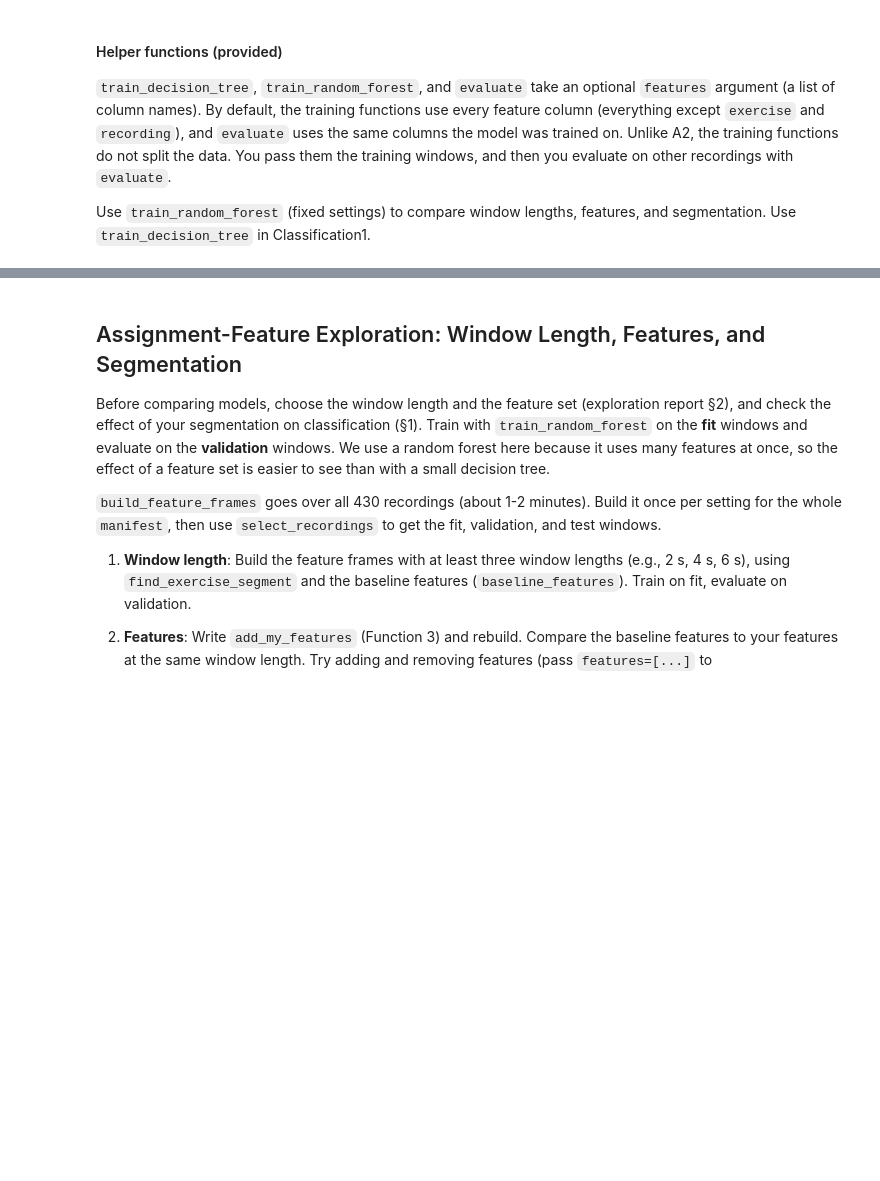
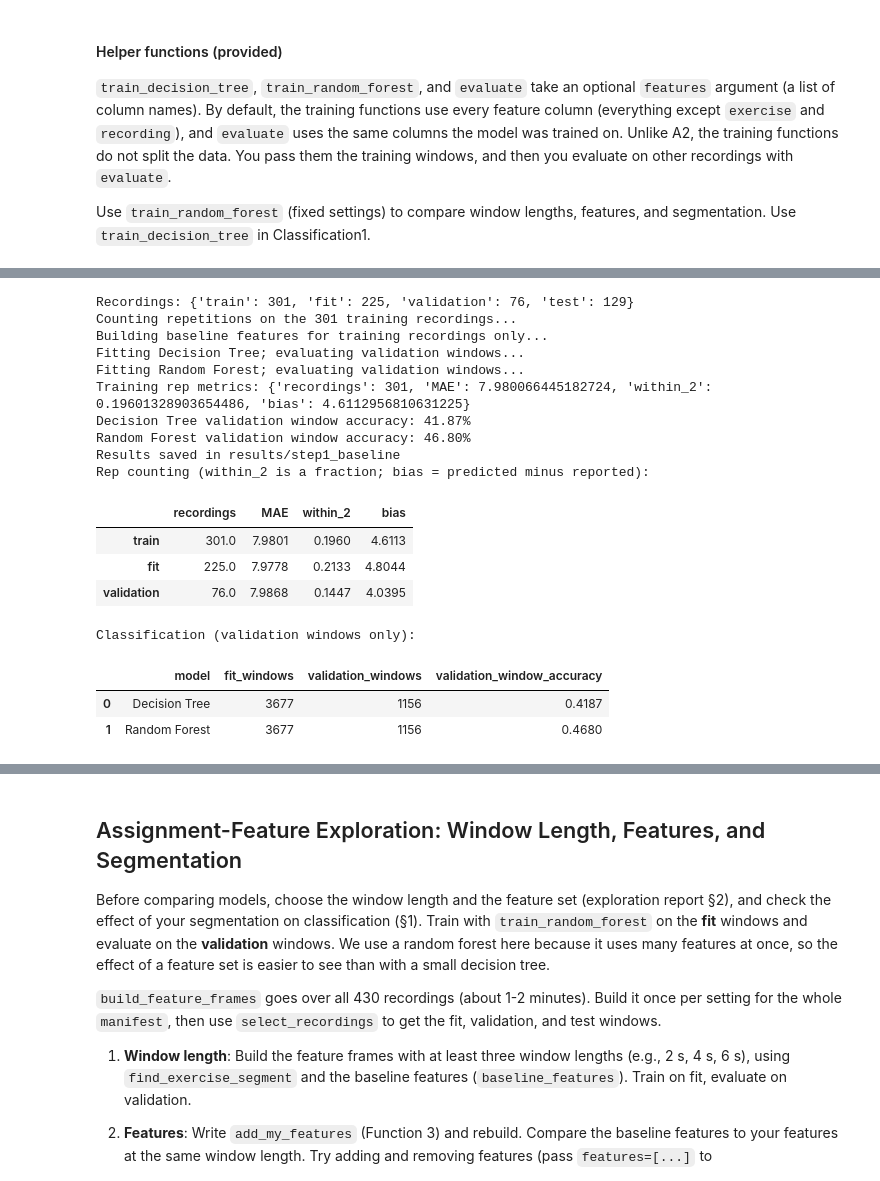
Before and after one commit to nealp/AssignmentA3CS328, a Jupyter notebook: A3-ExerciseRecognition/A3_exercise_recognition.ipynb, the cells around one changed output, grey strips where cells are left out. Cells and saved outputs as stored; diff of their text form; code cells hidden in the pictures; blank space fills up the shorter version.

```diff
--- a/A3-ExerciseRecognition/A3_exercise_recognition.ipynb
+++ b/A3-ExerciseRecognition/A3_exercise_recognition.ipynb
@@ -294,0 +329,29 @@ def train_random_forest(frames, features=None):
+# %%
+baseline_results = run_baseline()
+
+print("Rep counting (within_2 is a fraction; bias = predicted minus reported):")
+display(pd.DataFrame(baseline_results['rep_counting']).T.round(4))
+
+print("Classification (validation windows only):")
+display(pd.DataFrame(baseline_results['classification'])[
+    ['model', 'fit_windows', 'validation_windows', 'validation_window_accuracy']
+].round(4))
+# %% [output]
+Recordings: {'train': 301, 'fit': 225, 'validation': 76, 'test': 129}
+Counting repetitions on the 301 training recordings...
+Building baseline features for training recordings only...
+Fitting Decision Tree; evaluating validation windows...
+Fitting Random Forest; evaluating validation windows...
+Training rep metrics: {'recordings': 301, 'MAE': 7.980066445182724, 'within_2': 0.19601328903654486, 'bias': 4.6112956810631225}
+Decision Tree validation window accuracy: 41.87%
+Random Forest validation window accuracy: 46.80%
+Results saved in results/step1_baseline
+Rep counting (within_2 is a fraction; bias = predicted minus reported):
+|  | recordings | MAE | within_2 | bias |
+| train | 301.0 | 7.9801 | 0.1960 | 4.6113 |
+| fit | 225.0 | 7.9778 | 0.2133 | 4.8044 |
+| validation | 76.0 | 7.9868 | 0.1447 | 4.0395 |
+Classification (validation windows only):
+|  | model | fit_windows | validation_windows | validation_window_accuracy |
+| 0 | Decision Tree | 3677 | 1156 | 0.4187 |
+| 1 | Random Forest | 3677 | 1156 | 0.4680 |
```
Also changed, not shown: parts of 5 cells of this notebook, 22 other files.
